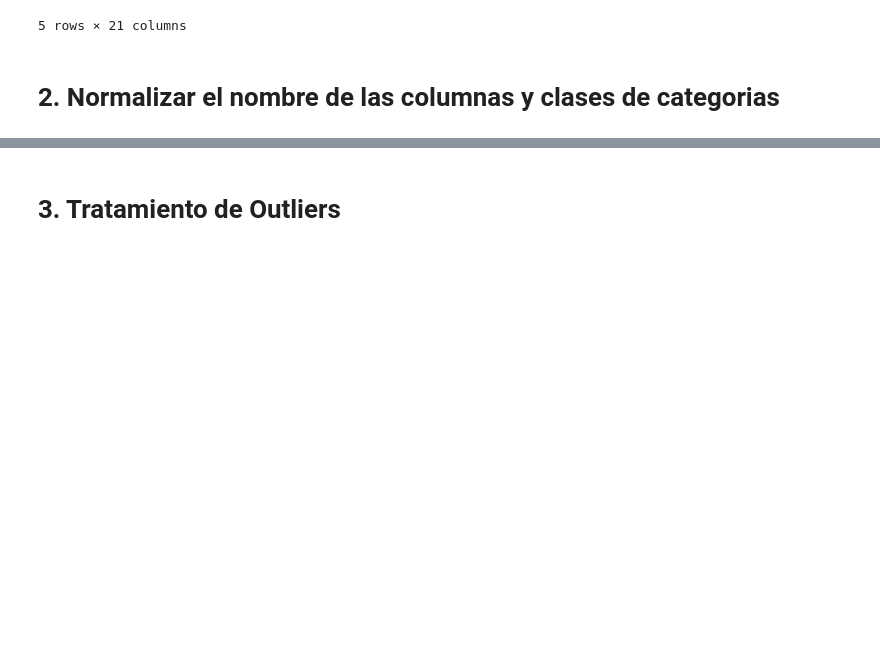
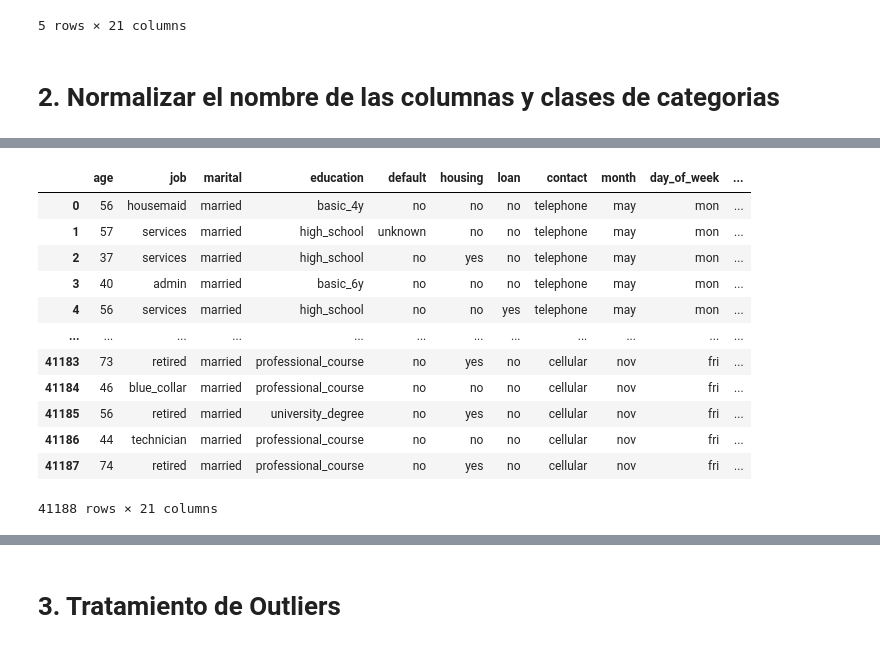
Before and after one commit to No-Country-simulation/c21-56-t-data-bi, a Jupyter notebook: notebooks/preprocess_prediction.ipynb, the cells around one changed output, grey strips where cells are left out. Saved outputs shown, nothing was run; the diff lists cells and outputs as text; code cells hidden in the pictures; blank space fills up the shorter version.

```diff
--- a/notebooks/preprocess_prediction.ipynb
+++ b/notebooks/preprocess_prediction.ipynb
@@ -54,0 +83,12 @@ for col in categorical_columns:
+# %%
+def cross_tab(df, col1, col2):
+    edu = list(df[col2].unique())
+    dataframes = []
+    for item_edu in edu:
+        datae = df[df[col2] == item_edu]
+        dataejob = datae.groupby(col1).count()[col2]
+        dataframes.append(dataejob)
+    result = pd.concat(dataframes, axis=1)
+    result.columns = edu
+    result = result.fillna(0)
+    return result
@@ -54,0 +128,25 @@ for col in categorical_columns:
+# %%
+data.loc[(data['age'] > 60) & (data['job']=='unknown'), 'job'] = 'retired'
+data.loc[(data['education']=='unknown') & (data['job']=='management'), 'education'] = 'university_degree'
+data.loc[(data['education']=='unknown') & (data['job']=='services'), 'education'] = 'high_school'
+data.loc[(data['education']=='unknown') & (data['job']=='housemaid'), 'education'] = 'basic_4y'
+data.loc[(data['job'] == 'unknown') & (data['education']=='basic_4y'), 'job'] = 'blue_collar'
+data.loc[(data['job'] == 'unknown') & (data['education']=='basic_6y'), 'job'] = 'blue_collar'
+data.loc[(data['job'] == 'unknown') & (data['education']=='basic_9y'), 'job'] = 'blue_collar'
+data.loc[(data['job']=='unknown') & (data['education']=='professional_course'), 'job'] = 'technician'
+# %%
+job_housing = cross_tab(data, 'job', 'housing')
+job_loan = cross_tab(data, 'job', 'loan')
+# %%
+def fill_housing(df, job_housing):
+    """Function for imputation via cross-tabulation to fill missing values for the 'housing' categorical feature"""
+    jobs = ['housemaid', 'services', 'admin', 'blue_collar', 'technician', 'retired',
+            'management', 'unemployed', 'self_employed', 'entrepreneur', 'student']
+    for j in jobs:
+        ind = df[np.logical_and(np.array(data['housing']=='unknown'),np.array(data['job']==j))].index
+        mask = np.random.rand(len(ind))<((job_housing.loc[j]['no'])/(job_housing.loc[j]['no']+job_housing.loc[j]['yes']))
+        ind1 = ind[mask]
+        ind2 = ind[~mask]
+        df.loc[ind1, "housing"] = 'no'
+        df.loc[ind2, "housing"] = 'yes'
+    return df
@@ -54,0 +166,17 @@ for col in categorical_columns:
+# %%
+data = fill_housing(data, job_housing)
+data
+# %% [output]
+|  | age | job | marital | education | default | housing | loan | contact | month | day_of_week | ... |
+| 0 | 56 | housemaid | married | basic_4y | no | no | no | telephone | may | mon | ... |
+| 1 | 57 | services | married | high_school | unknown | no | no | telephone | may | mon | ... |
+| 2 | 37 | services | married | high_school | no | yes | no | telephone | may | mon | ... |
+| 3 | 40 | admin | married | basic_6y | no | no | no | telephone | may | mon | ... |
+| 4 | 56 | services | married | high_school | no | no | yes | telephone | may | mon | ... |
+| ... | ... | ... | ... | ... | ... | ... | ... | ... | ... | ... | ... |
+| 41183 | 73 | retired | married | professional_course | no | yes | no | cellular | nov | fri | ... |
+| 41184 | 46 | blue_collar | married | professional_course | no | no | no | cellular | nov | fri | ... |
+| 41185 | 56 | retired | married | university_degree | no | yes | no | cellular | nov | fri | ... |
+| 41186 | 44 | technician | married | professional_course | no | no | no | cellular | nov | fri | ... |
+| 41187 | 74 | retired | married | professional_course | no | yes | no | cellular | nov | fri | ... |
+41188 rows × 21 columns
```
Also changed, not shown: parts of 33 cells of this notebook, 1 other file.
